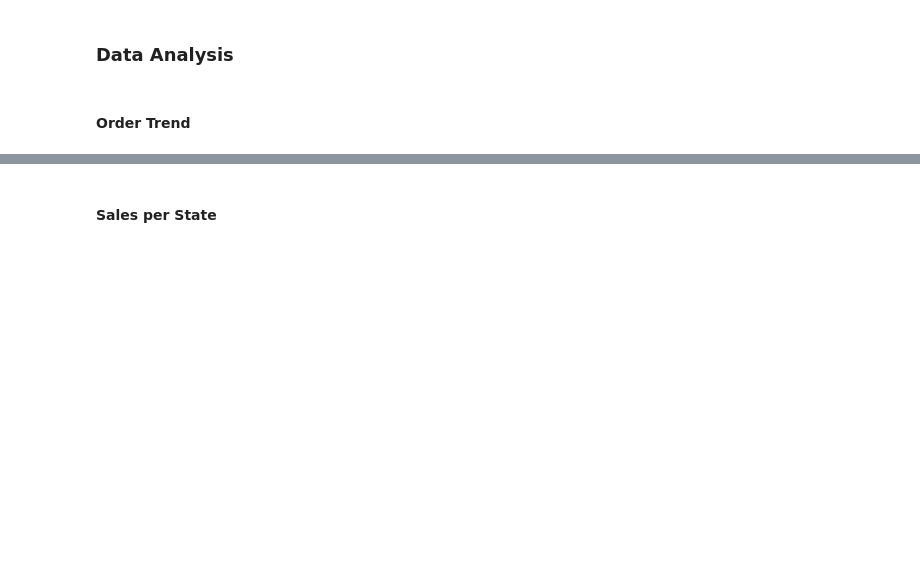
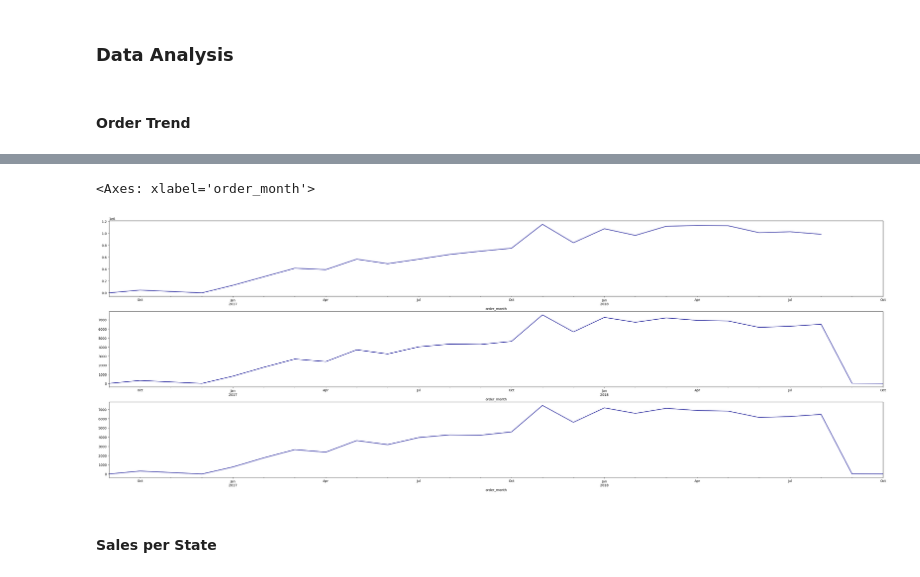
Before and after one commit to aridiawan/ecommerce-analysis, a Jupyter notebook: notebooks/2.0.1-EDA.ipynb, the cells around one changed output, grey strips where cells are left out. Saved outputs shown, nothing was run; the diff lists cells and outputs as text; code cells hidden in the pictures; blank space fills up the shorter version.

Commit message:
eda trend & cohort

```diff
--- a/notebooks/2.0.1-EDA.ipynb
+++ b/notebooks/2.0.1-EDA.ipynb
@@ -77,0 +60,7 @@ array(['delivered', 'canceled'], dtype=object)
+# %%
+dfRev = data_eda.query('order_status == "delivered"').drop_duplicates(subset=['order_id','order_purchase_timestamp','payment_sequential','payment_value'], keep='first').groupby('order_month')['payment_value'].sum()
+dfOrd = data_eda.groupby('order_month')['order_id'].nunique()
+dfCust = data_eda.groupby('order_month')['customer_unique_id'].nunique()
+
+dfTrend = pd.concat([dfRev,dfOrd,dfCust], axis=1).rename(columns={"payment_value": "revenue", "order_id": "n_orders", "customer_unique_id": "n_customers"})
+dfTrend.head()
@@ -78,3 +75,11 @@ array(['delivered', 'canceled'], dtype=object)
+# %%
+fig, axes = plt.subplots(3,1, figsize=(42, 14))
+dfTrend['revenue'].plot(kind='line', color='darkblue', ax=axes[0])
+dfTrend['n_orders'].plot(kind='line', color='darkblue', ax=axes[1])
+dfTrend['n_customers'].plot(kind='line', color='darkblue', ax=axes[2])
+# %% [output]
+<Axes: xlabel='order_month'>
+[figure, added]
 # %% [markdown]
 #### **Sales per State**
 # %% [markdown]
```
Also changed, not shown: parts of 9 cells of this notebook.
